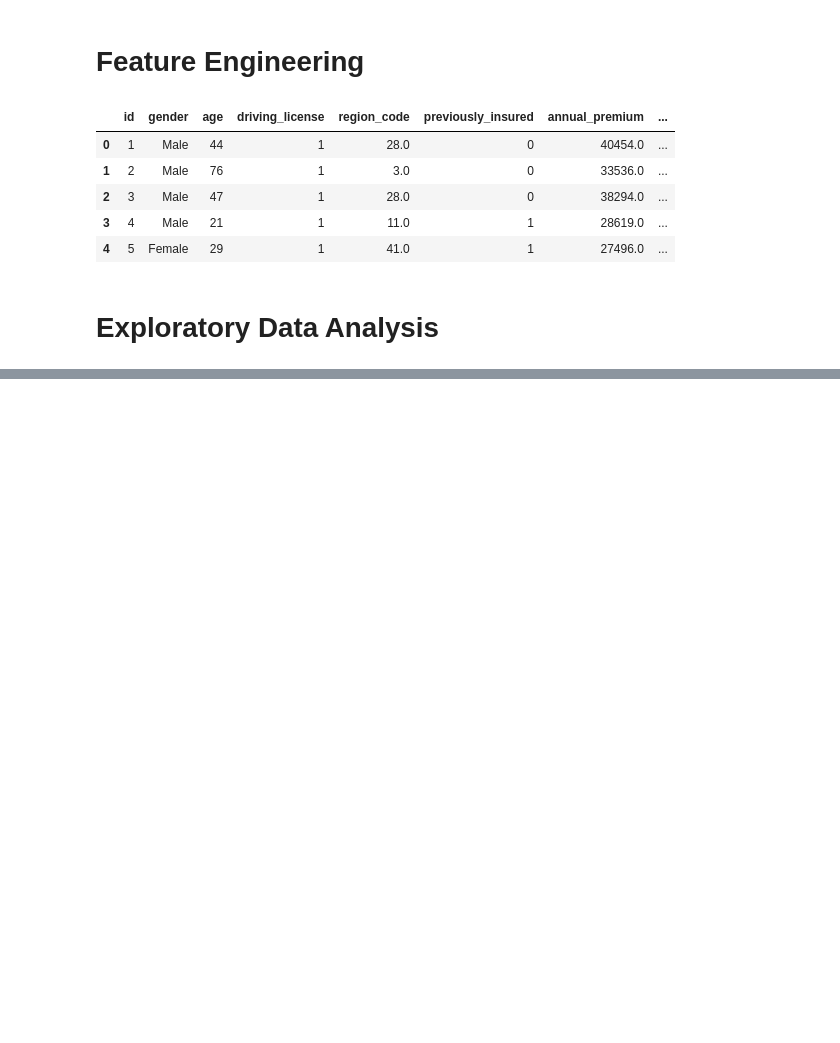
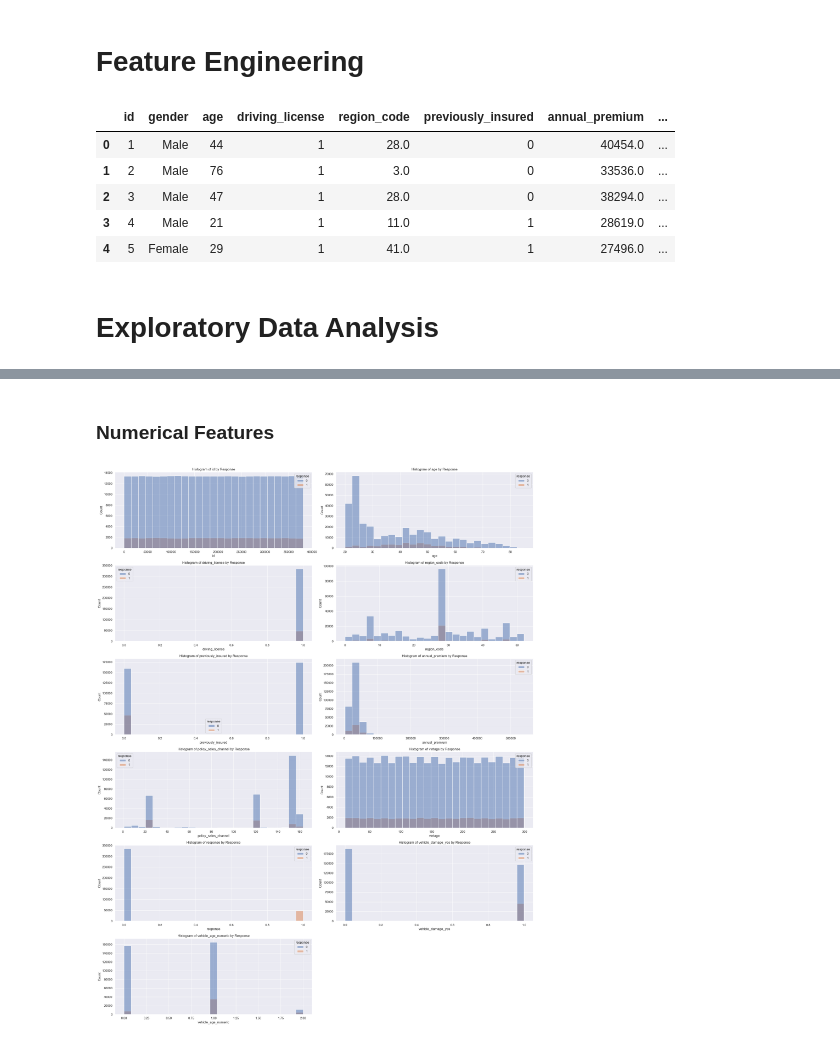
Before and after one commit to ArthurHottgen/Health-Insurance-Cross-Sell, a Jupyter notebook: classification_health_insurance.ipynb, the cells around one changed output, grey strips where cells are left out. Cells and saved outputs as stored; diff of their text form; code cells hidden in the pictures; blank space fills up the shorter version.

```diff
--- a/classification_health_insurance.ipynb
+++ b/classification_health_insurance.ipynb
@@ -222,3 +222,5 @@ df2.head()
 | 4 | 5 | Female | 29 | 1 | 41.0 | 1 | 27496.0 | ... |
 # %% [markdown]
 # Exploratory Data Analysis
+# %%
+df3 = df2.copy()
@@ -224,0 +236,26 @@ df2.head()
+# %% [markdown]
+### Numerical Features
+# %%
+# List of numerical columns
+num_attributes = df3.select_dtypes(include=['int64', 'float64'])
+columns = num_attributes.columns.to_list()
+
+# Create a figure with a 6x2 grid (12 subplots)
+fig, axes = plt.subplots(6, 2, figsize=(22, 28))  # Adjust the size as needed
+axes = axes.flatten()  # Flatten axes for easy iteration
+
+# Loop through each numerical column and plot it on its respective subplot
+for i, column in enumerate(columns):
+    sns.histplot(x=column, data=df3, hue='response', bins=25, ax=axes[i])
+    axes[i].set_title(f'Histogram of {column} by Response')
+
+# Remove any empty subplots if there are fewer than 12 columns
+if len(columns) < len(axes):
+    for j in range(len(columns), len(axes)):
+        fig.delaxes(axes[j])
+
+# Adjust layout to prevent overlap
+plt.tight_layout()
+plt.show()
+# %% [output]
+[figure, added]
```
Also changed, not shown: parts of 7 cells of this notebook.
